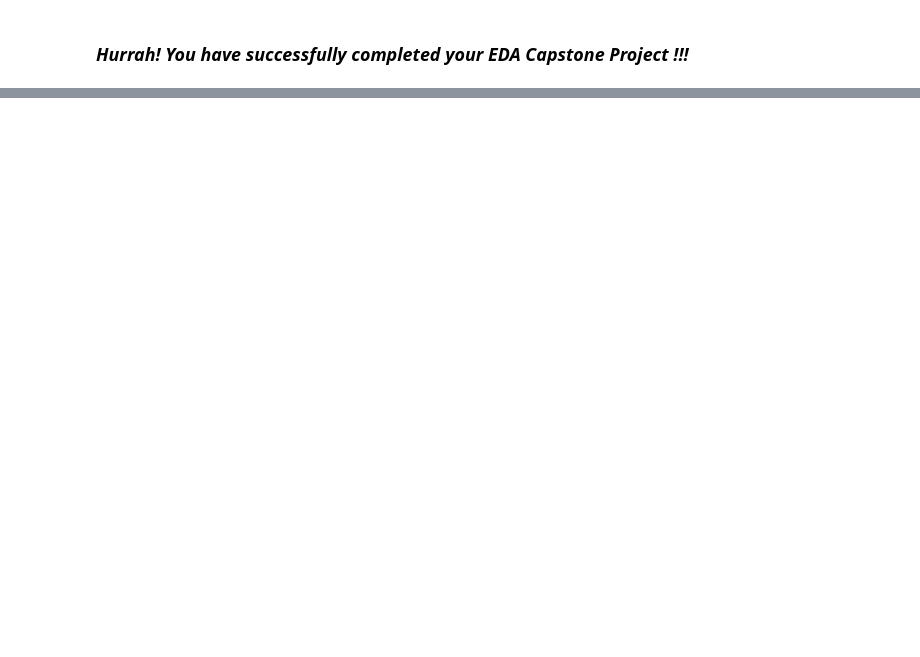
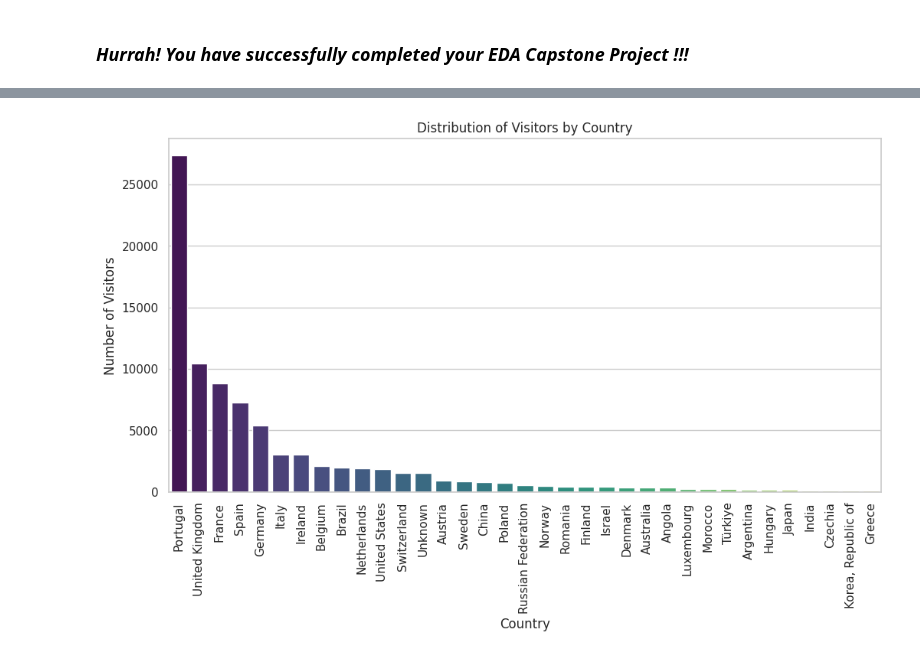
Before and after one commit to mohitwagishorg/Eda-project, a Jupyter notebook: Main_An_EDA_of_Hotel_Booking_Trends.ipynb, the cells around one changed output, grey strips where cells are left out. Saved outputs shown, nothing was run; the diff lists cells and outputs as text; code cells hidden in the pictures; blank space fills up the shorter version.

```diff
--- a/Main_An_EDA_of_Hotel_Booking_Trends.ipynb
+++ b/Main_An_EDA_of_Hotel_Booking_Trends.ipynb
@@ -1158,0 +1186,29 @@ Write the conclusion here.
+# %%
+import pycountry
+
+# Function to get country name from country code
+def get_country_name(code):
+    try:
+        country = pycountry.countries.get(alpha_3=code)
+        return country.name
+    except AttributeError:
+        return 'Unknown'
+
+# Assuming your DataFrame is named h_df
+# Create a new column 'country_name' with country names
+h_df['country_name'] = h_df['country'].apply(get_country_name)
+# %%
+
+# Count the occurrences of each country
+country_counts = h_df['country_name'].value_counts().head(35)
+
+# Plot a bar chart
+plt.figure(figsize=(12, 6))
+sns.barplot(x=country_counts.index, y=country_counts.values, palette='viridis')
+plt.xticks(rotation=90)
+plt.xlabel('Country')
+plt.ylabel('Number of Visitors')
+plt.title('Distribution of Visitors by Country')
+plt.show()
+# %% [output]
+[figure, added]
```
Also changed, not shown: parts of 54 cells of this notebook.
